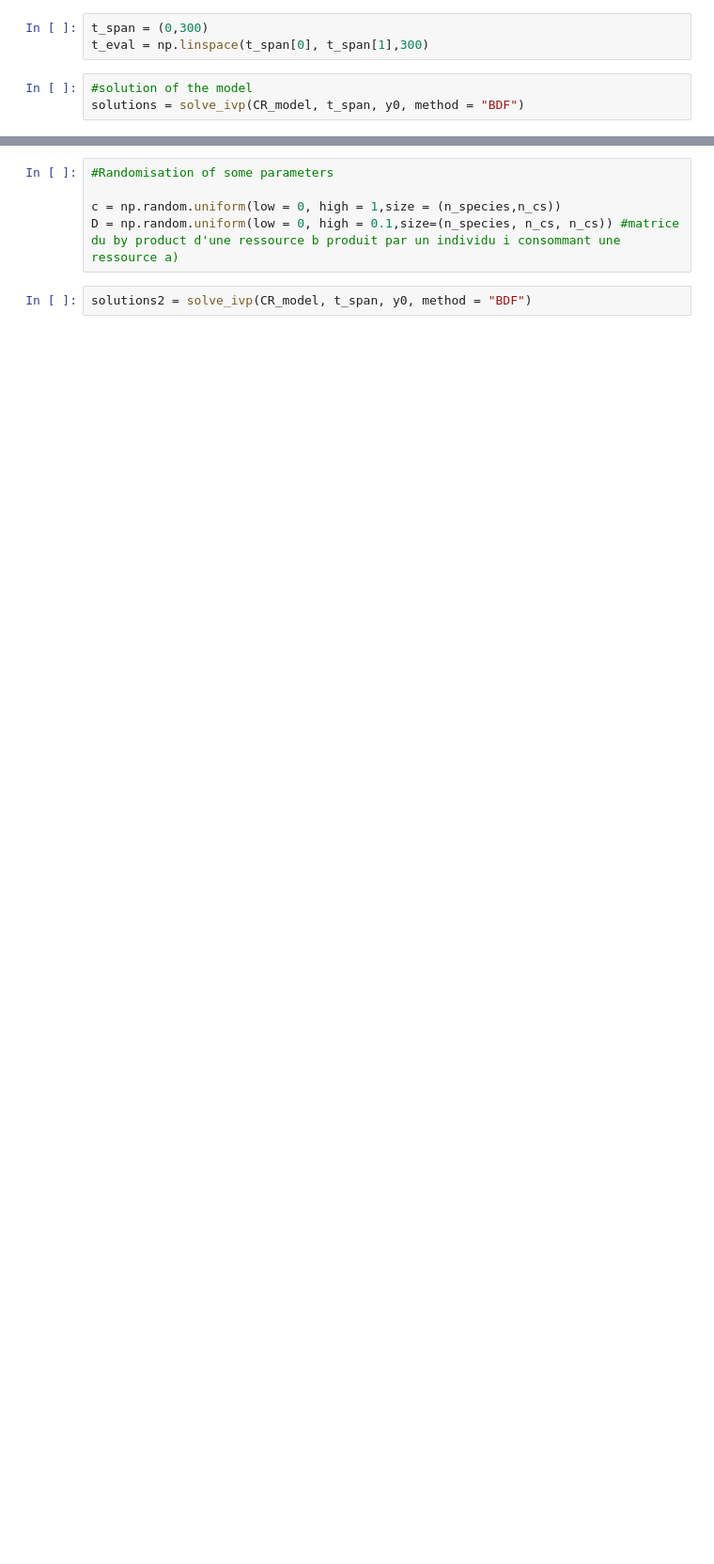
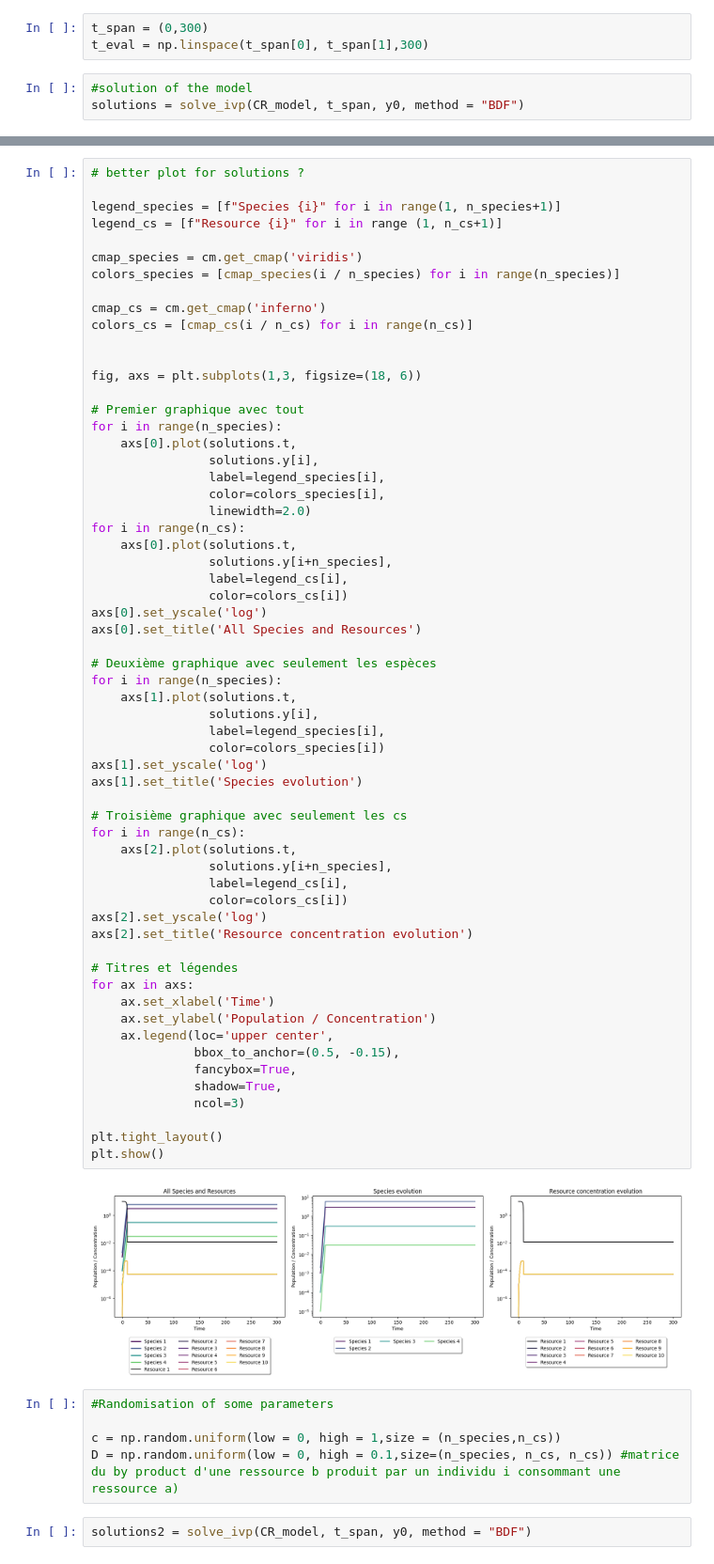
Before and after one commit to GiveMe1Coffee/m6-consumer-resource-model, a Jupyter notebook: M6_project.ipynb, the cells around one changed output, grey strips where cells are left out. Shown at 94% size. Saved outputs shown, nothing was run; the diff lists cells and outputs as text; blank space fills up the shorter version.

Commit message:
Improved plots

```diff
--- a/M6_project.ipynb
+++ b/M6_project.ipynb
@@ -114,3 +115,65 @@ plt.show()
+# %%
+# better plot for solutions ?
+
+legend_species = [f"Species {i}" for i in range(1, n_species+1)]
+legend_cs = [f"Resource {i}" for i in range (1, n_cs+1)]
+
+cmap_species = cm.get_cmap('viridis')
+colors_species = [cmap_species(i / n_species) for i in range(n_species)]
+
+cmap_cs = cm.get_cmap('inferno')
+colors_cs = [cmap_cs(i / n_cs) for i in range(n_cs)]
+
+
+fig, axs = plt.subplots(1,3, figsize=(18, 6))
+
+# Premier graphique avec tout
+for i in range(n_species):
+    axs[0].plot(solutions.t,
+                solutions.y[i],
+                label=legend_species[i],
+                color=colors_species[i],
+                linewidth=2.0)
+for i in range(n_cs):
+    axs[0].plot(solutions.t,
+                solutions.y[i+n_species],
+                label=legend_cs[i],
+                color=colors_cs[i])
+axs[0].set_yscale('log')
+axs[0].set_title('All Species and Resources')
+
+# Deuxième graphique avec seulement les espèces
+for i in range(n_species):
+    axs[1].plot(solutions.t,
+                solutions.y[i],
+                label=legend_species[i],
+                color=colors_species[i])
+axs[1].set_yscale('log')
+axs[1].set_title('Species evolution')
+
+# Troisième graphique avec seulement les cs
+for i in range(n_cs):
+    axs[2].plot(solutions.t,
+                solutions.y[i+n_species],
+                label=legend_cs[i],
+                color=colors_cs[i])
+axs[2].set_yscale('log')
+axs[2].set_title('Resource concentration evolution')
+
+# Titres et légendes
+for ax in axs:
+    ax.set_xlabel('Time')
+    ax.set_ylabel('Population / Concentration')
+    ax.legend(loc='upper center',
+              bbox_to_anchor=(0.5, -0.15),
+              fancybox=True,
+              shadow=True,
+              ncol=3)
+
+plt.tight_layout()
+plt.show()
+# %% [output]
+[figure, added]
 # %%
 #Randomisation of some parameters
 
```
Also changed, not shown: parts of 4 cells of this notebook.
